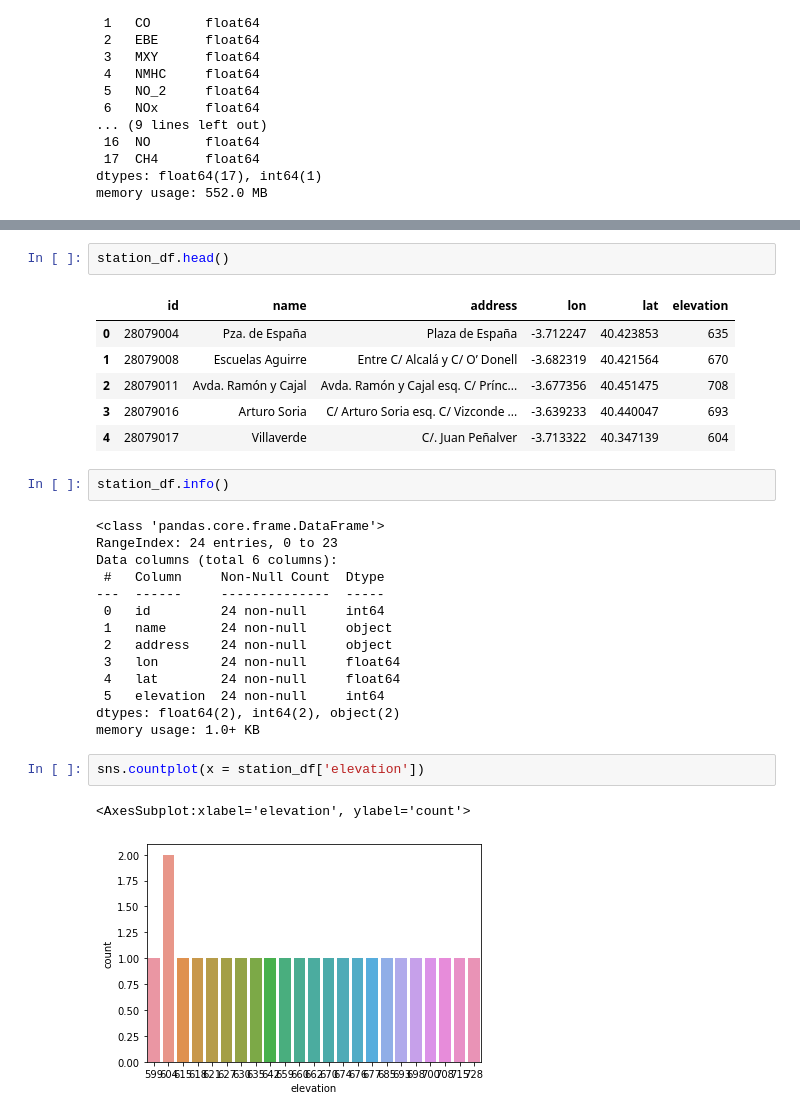
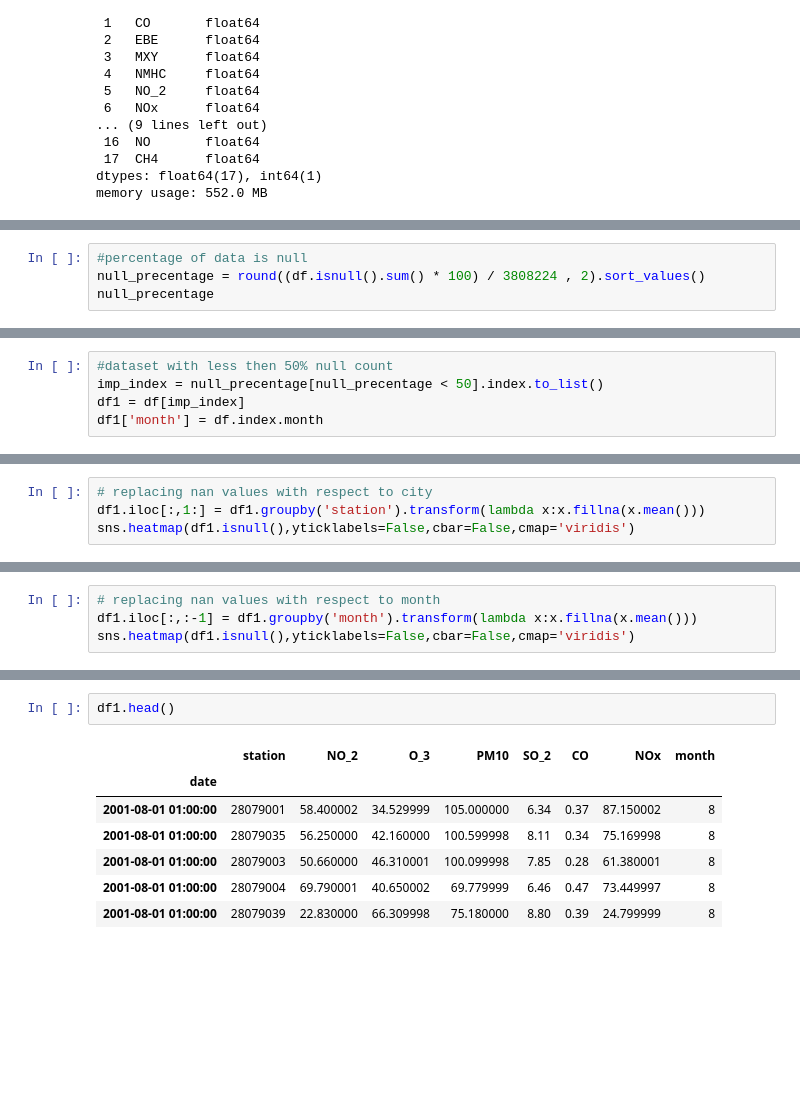
Before and after one commit to lisachukwu/PP22-W607, a Jupyter notebook: W706.ipynb, the cells around one changed output, grey strips where cells are left out. Drawn from its saved outputs; the diff is of its cells as text; blank space fills up the shorter version.

Commit message:
seprated the code and cleaned data

```diff
--- a/W706.ipynb
+++ b/W706.ipynb
@@ -55,0 +128,4 @@ df.head()
+# %%
+#percentage of data is null
+null_precentage = round((df.isnull().sum() * 100) / 3808224 , 2).sort_values()
+null_precentage
@@ -55,0 +165,5 @@ df.head()
+# %%
+#dataset with less then 50% null count
+imp_index = null_precentage[null_precentage < 50].index.to_list()
+df1 = df[imp_index]
+df1['month'] = df.index.month
@@ -55,0 +183,4 @@ df.head()
+# %%
+# replacing nan values with respect to city
+df1.iloc[:,1:] = df1.groupby('station').transform(lambda x:x.fillna(x.mean()))
+sns.heatmap(df1.isnull(),yticklabels=False,cbar=False,cmap='viridis')
@@ -55,0 +190,4 @@ df.head()
+# %%
+# replacing nan values with respect to month
+df1.iloc[:,:-1] = df1.groupby('month').transform(lambda x:x.fillna(x.mean()))
+sns.heatmap(df1.isnull(),yticklabels=False,cbar=False,cmap='viridis')
@@ -56,30 +197,10 @@ df.head()
 # %%
-station_df.head()
+df1.head()
 # %% [output]
-|  | id | name | address | lon | lat | elevation |
-| 0 | 28079004 | Pza. de España | Plaza de España | -3.712247 | 40.423853 | 635 |
-| 1 | 28079008 | Escuelas Aguirre | Entre C/ Alcalá y C/ O’ Donell | -3.682319 | 40.421564 | 670 |
-| 2 | 28079011 | Avda. Ramón y Cajal | Avda. Ramón y Cajal esq. C/ Prínc... | -3.677356 | 40.451475 | 708 |
-| 3 | 28079016 | Arturo Soria | C/ Arturo Soria esq. C/ Vizconde ... | -3.639233 | 40.440047 | 693 |
-| 4 | 28079017 | Villaverde | C/. Juan Peñalver | -3.713322 | 40.347139 | 604 |
+|  | station | NO_2 | O_3 | PM10 | SO_2 | CO | NOx | month |
+| date |  |  |  |  |  |  |  |  |
+| 2001-08-01 01:00:00 | 28079001 | 58.400002 | 34.529999 | 105.000000 | 6.34 | 0.37 | 87.150002 | 8 |
+| 2001-08-01 01:00:00 | 28079035 | 56.250000 | 42.160000 | 100.599998 | 8.11 | 0.34 | 75.169998 | 8 |
+| 2001-08-01 01:00:00 | 28079003 | 50.660000 | 46.310001 | 100.099998 | 7.85 | 0.28 | 61.380001 | 8 |
+| 2001-08-01 01:00:00 | 28079004 | 69.790001 | 40.650002 | 69.779999 | 6.46 | 0.47 | 73.449997 | 8 |
+| 2001-08-01 01:00:00 | 28079039 | 22.830000 | 66.309998 | 75.180000 | 8.80 | 0.39 | 24.799999 | 8 |
-# %%
-station_df.info()
-# %% [output]
-<class 'pandas.core.frame.DataFrame'>
-RangeIndex: 24 entries, 0 to 23
-Data columns (total 6 columns):
- #   Column     Non-Null Count  Dtype
----  ------     --------------  -----
- 0   id         24 non-null     int64
- 1   name       24 non-null     object
- 2   address    24 non-null     object
- 3   lon        24 non-null     float64
- 4   lat        24 non-null     float64
- 5   elevation  24 non-null     int64
-dtypes: float64(2), int64(2), object(2)
-memory usage: 1.0+ KB
-# %%
-sns.countplot(x = station_df['elevation'])
-# %% [output]
-<AxesSubplot:xlabel='elevation', ylabel='count'>
-[figure, removed]
```
Also changed, not shown: parts of 23 cells of this notebook, 7 other files.
